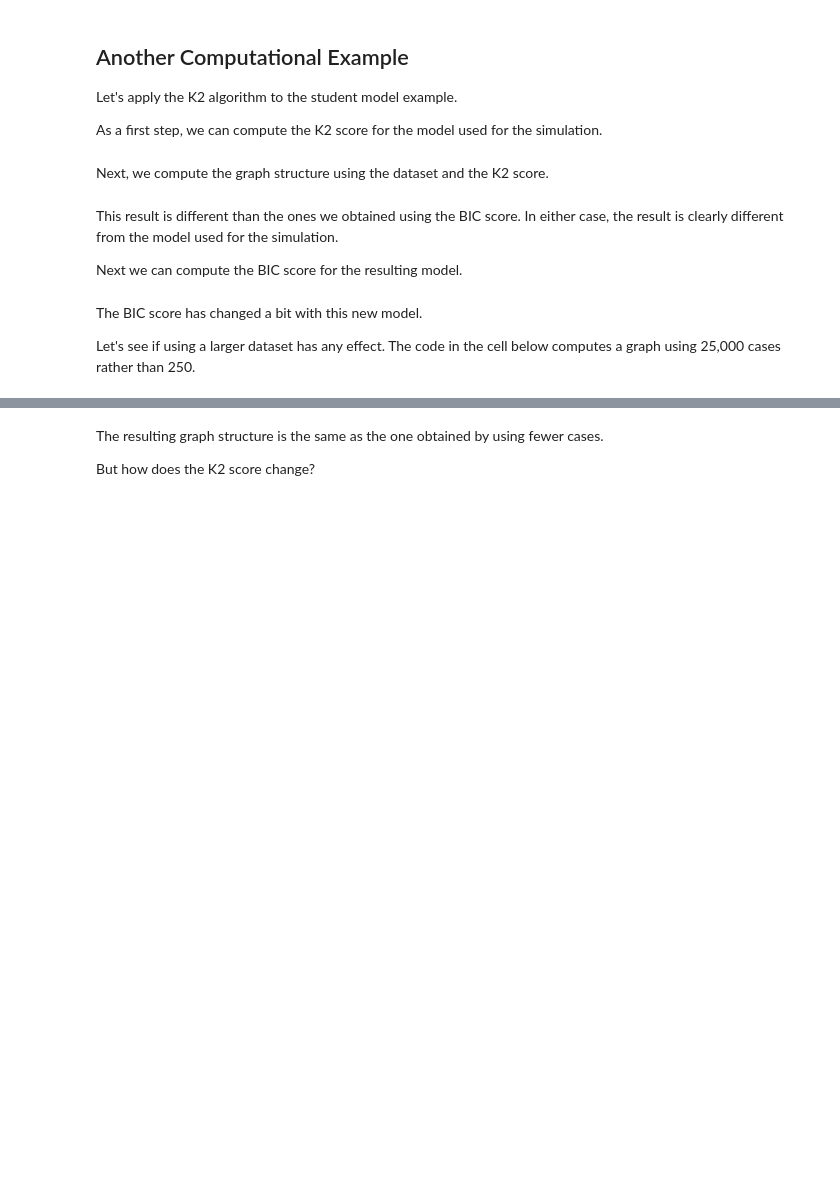
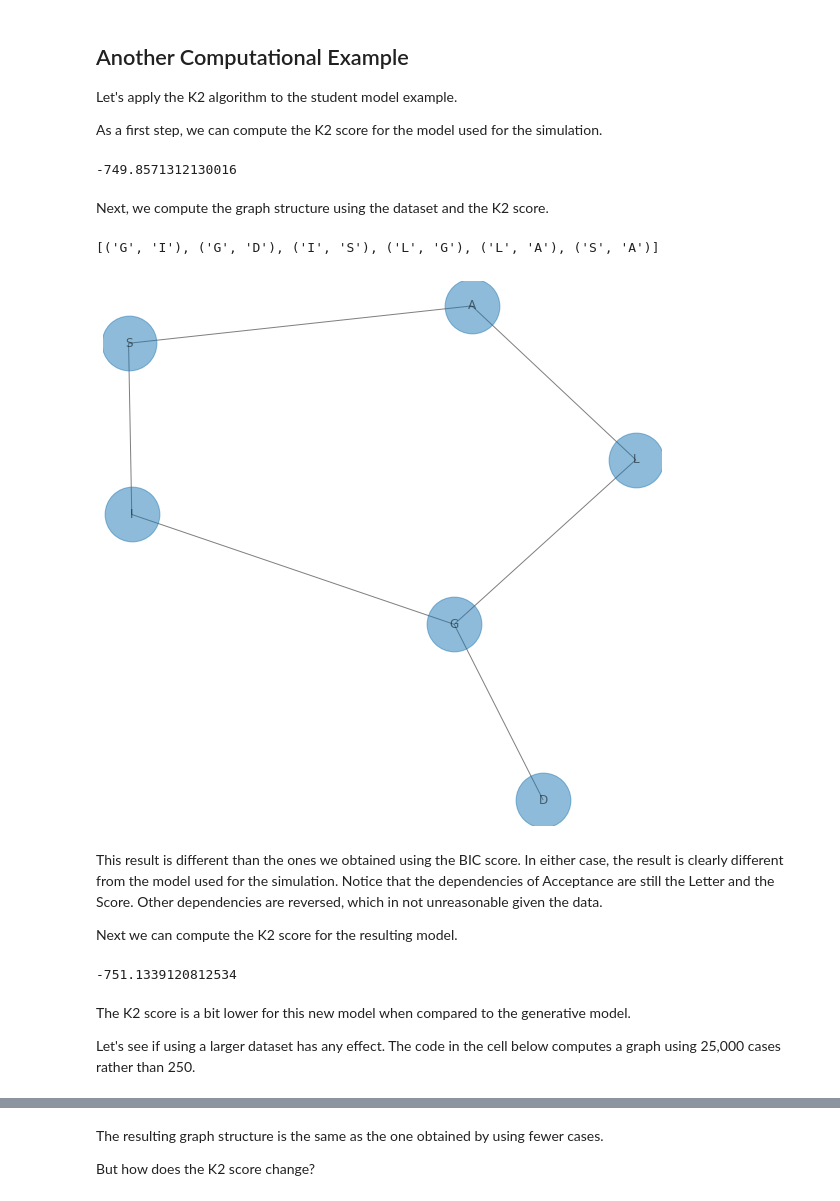
Before and after one commit to StephenElston/CSCI_E_82A_Probabalistic_Programming, a Jupyter notebook: Lesson5_Learning_Part2/IntroductiontoLearningModelStructure.ipynb, the cells around one changed output, grey strips where cells are left out. Cells and saved outputs as stored; diff of their text form; code cells hidden in the pictures; blank space fills up the shorter version.

```diff
--- a/Lesson5_Learning_Part2/IntroductiontoLearningModelStructure.ipynb
+++ b/Lesson5_Learning_Part2/IntroductiontoLearningModelStructure.ipynb
@@ -275,17 +342,23 @@ Let's apply the K2 algorithm to the student model example.
 
 As a first step, we can compute the K2 score for the model used for the simulation.
 # %%
-print(K2Score(samples_1000).score(model_1))
+print(K2Score(samples_1000).score(student_model))
+# %% [output]
+-749.8571312130016
 # %% [markdown]
 Next, we compute the graph structure using the dataset and the K2 score.
 # %%
 nr.seed(1234)
-est_K2S = HillClimbSearch(samples_1000, scoring_method=K2Score(samples_1000))
-K2S_model = est_K2S.estimate()
-print(sorted(K2S_model.nodes()))
-est_K2S_edges = est_K2S.estimate(max_indegree=2).edges()
-est_K2S_edges
+est_K2S = HillClimbSearch(samples_1000)
+K2S_model = est_K2S.estimate(scoring_method=K2Score(samples_1000))
+list(K2S_model.edges)
+# %% [output]
+[('G', 'I'), ('G', 'D'), ('I', 'S'), ('L', 'G'), ('L', 'A'), ('S', 'A')]
+# %%
+plot_graph_from_edges(K2S_model)
+# %% [output]
+[figure, added]
 # %% [markdown]
-This result is different than the ones we obtained using the BIC score. In either case, the result is clearly different from the model used for the simulation.
+This result is different than the ones we obtained using the BIC score. In either case, the result is clearly different from the model used for the simulation. Notice that the dependencies of Acceptance are still the Letter and the Score. Other dependencies are reversed, which in not unreasonable given the data.
 
-Next we can compute the BIC score for the resulting model.
+Next we can compute the K2 score for the resulting model.
@@ -295,5 +365,9 @@ print(BicScore(samples_1000).score(model_3))
+# %%
+print(K2Score(samples_1000).score(K2S_model))
+# %% [output]
+-751.1339120812534
 # %% [markdown]
-The BIC score has changed a bit with this new model.
+The K2 score is a bit lower for this new model when compared to the generative model.
 
 Let's see if using a larger dataset has any effect. The code in the cell below computes a graph using 25,000 cases rather than 250.
 # %%
```
Also changed, not shown: parts of 36 cells of this notebook.
